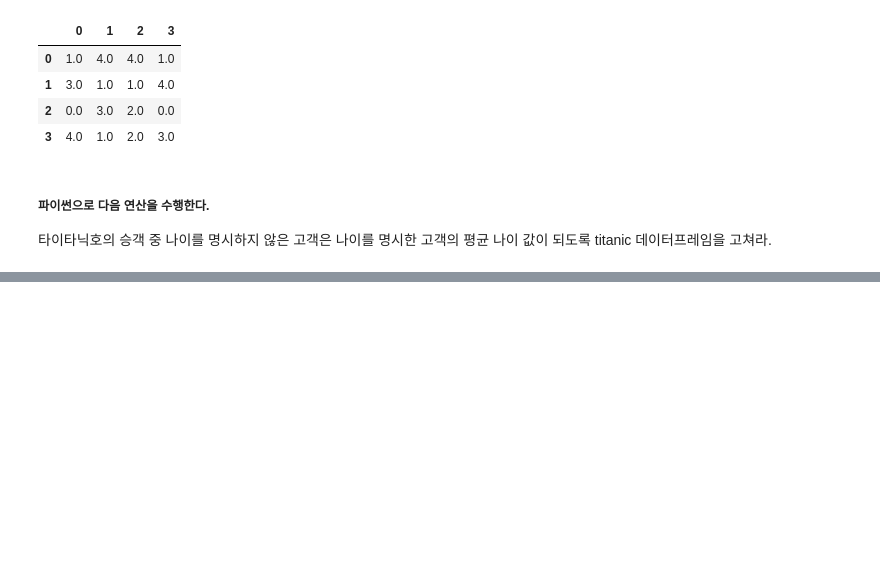
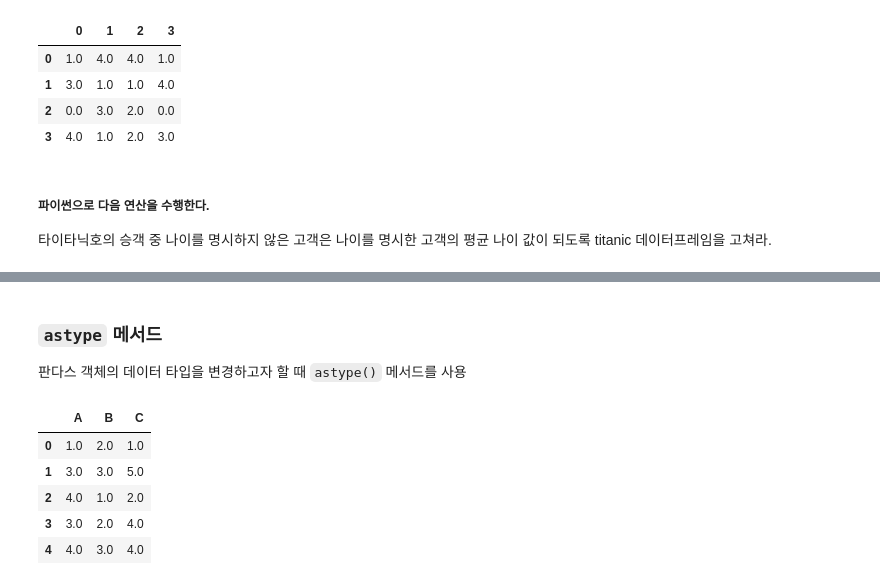
Before and after one commit to heesanggod/pythonworkspace, a Jupyter notebook: pandas_data_analysis/pandas_data_controll.ipynb, the cells around one changed output, grey strips where cells are left out. Drawn from its saved outputs; the diff is of its cells as text; code cells hidden in the pictures; blank space fills up the shorter version.

```diff
--- a/pandas_data_analysis/pandas_data_controll.ipynb
+++ b/pandas_data_analysis/pandas_data_controll.ipynb
@@ -444,0 +478,12 @@ df.fillna(0.0)
+# %% [markdown]
+### `astype` 메서드
+판다스 객체의 데이터 타입을 변경하고자 할 때 `astype()` 메서드를 사용
+# %%
+df3.astype(float)
+# %% [output]
+|  | A | B | C |
+| 0 | 1.0 | 2.0 | 1.0 |
+| 1 | 3.0 | 3.0 | 5.0 |
+| 2 | 4.0 | 1.0 | 2.0 |
+| 3 | 3.0 | 2.0 | 4.0 |
+| 4 | 4.0 | 3.0 | 4.0 |
```
Also changed, not shown: parts of 14 cells of this notebook.
